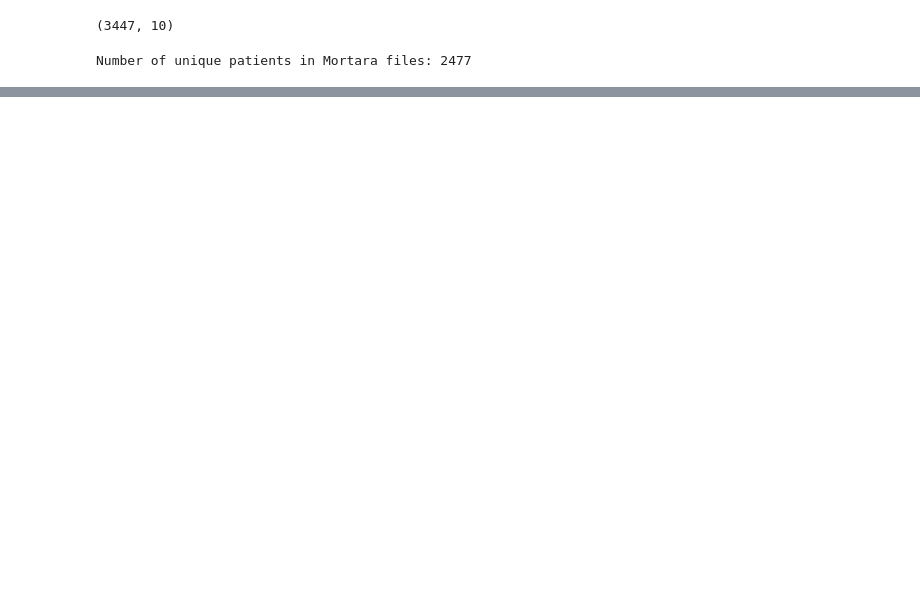
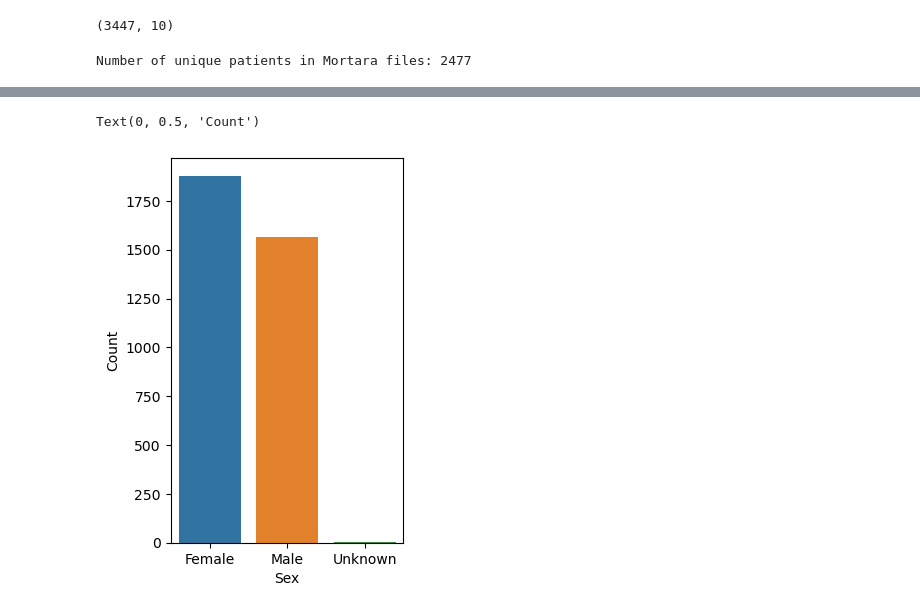
Before and after one commit to billchen0/pb-arrhythmia, a Jupyter notebook: demographics.ipynb, the cells around one changed output, grey strips where cells are left out. Drawn from its saved outputs; the diff is of its cells as text; code cells hidden in the pictures; blank space fills up the shorter version.

```diff
--- a/demographics.ipynb
+++ b/demographics.ipynb
@@ -72,0 +76,8 @@ demo_df.to_csv("metadata.csv", index=False)
+# %%
+demo_df["Age"] = pd.to_numeric(demo_df["Age"])
+demo_df["Acquisition Time"] = pd.to_datetime(demo_df["Acquisition Time"], format="%Y%m%d%H%M%S")
+demo_df["QRS Count"] = pd.to_numeric(demo_df["QRS Count"])
+demo_df["Average RR"] = pd.to_numeric(demo_df["Average RR"])
+demo_df.info()
+
+#demo_df.to_csv("/media/nvme1/pbecg-data/metadata.csv", index=False)
@@ -72,0 +113,8 @@ demo_df.to_csv("metadata.csv", index=False)
+# %%
+plt.figure(figsize=(3, 5))
+sex_count = demo_df["Sex"].value_counts()
+sns.barplot(x=sex_count.index, y=sex_count.values)
+plt.ylabel("Count")
+# %% [output]
+Text(0, 0.5, 'Count')
+[figure, added]
```
Also changed, not shown: parts of 9 cells of this notebook, 2 other files.
